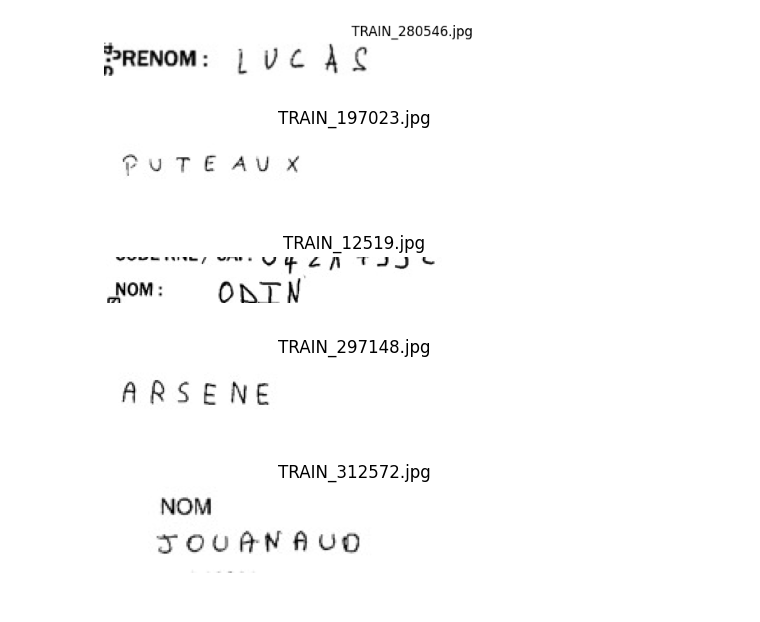
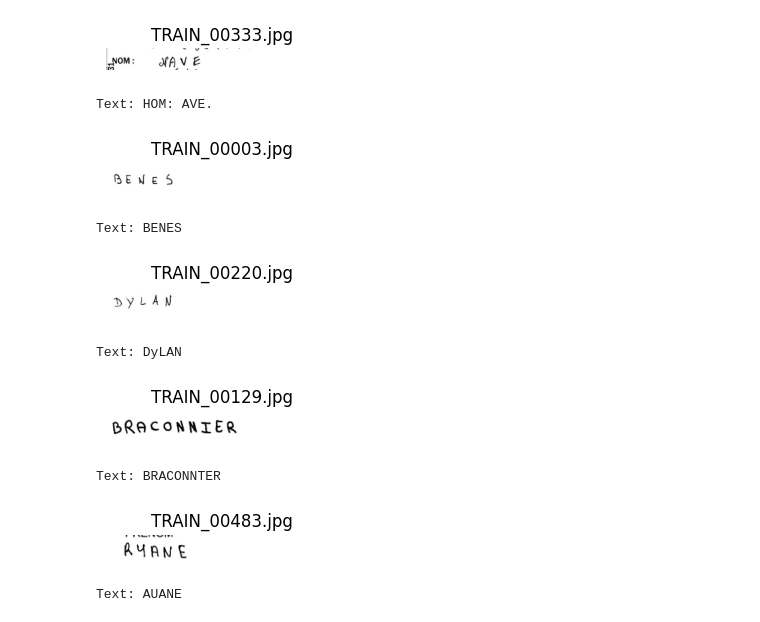
Before and after one commit to Minhoru123/Hand-Writing-Recognition-clean, a Jupyter notebook: src/handwriting_recognition.ipynb, the cells around one changed output. Drawn from its saved outputs; the diff is of its cells as text; code cells hidden in the pictures.

```diff
--- a/src/handwriting_recognition.ipynb
+++ b/src/handwriting_recognition.ipynb
@@ -1,35 +0,0 @@
-# %%
-import os
-import cv2
-import matplotlib.pyplot as plt
-import random
-import numpy as np
-import pandas as pd
-
-# Function to display random images
-def display_random_images(folder, num_samples=5):
-    image_files = [f for f in os.listdir(folder) if f.endswith('.jpg') or f.endswith('.png')]
-
-    if num_samples > len(image_files):
-        raise ValueError("Sample larger than population or is negative")
-
-    random_samples = random.sample(image_files, num_samples)
-
-    plt.figure(figsize=(10, 10))
-    for img_file in random_samples:
-        img_path = os.path.join(folder, img_file)
-        image = cv2.imread(img_path, cv2.IMREAD_GRAYSCALE)
-
-        plt.imshow(image, cmap='gray')
-        plt.title(img_file)
-        plt.axis('off')  # Hide axes
-        plt.show()
-
-# Example usage
-display_random_images('C:/Users/mijay/OneDrive/Desktop/AIProjects/Hand-Writing-Recognition-clean/Hand-Writing-Recognition-clean/data/processed/sample_train_v2', num_samples=5)
-# %% [output]
-[figure, removed]
-[figure, removed]
-[figure, removed]
-[figure, removed]
-[figure, removed]
@@ -36 +10,4 @@ display_random_images('C:/Users/mijay/OneDrive/Desktop/AIProjects/Hand-Writing-R
+# %%
+sample_folder= 'c:/Users/ADMIN/Desktop/Muzammil/Coding/06-Projects/Hand-Writing-Recognition/data/processed/train_v2/sample/'
+preprocessed_sample_folder = 'c:/Users/ADMIN/Desktop/Muzammil/Coding/06-Projects/Hand-Writing-Recognition/data/processed/preprocessed_images/sample'
 # %%
@@ -56,0 +56,30 @@ display_random_images(output_folder, num_samples=5)
+# %%
+def ocr_images(folder, image_files):
+    '''Function to analyze preprocessed images'''
+
+    for image_file in image_files:
+        plt.figure(figsize=(3, 3))
+        file_path = os.path.join(folder, image_file)
+        image = cv2.imread(file_path, cv2.IMREAD_GRAYSCALE)
+        text= pyt.image_to_string(image, config= myconfig())
+
+        plt.imshow(image, cmap='gray')
+        plt.title(f'{image_file}')
+        plt.axis('off')
+        plt.show()
+        print(f'Text: {text}\n')
+# %%
+selected_images= select_random_images(sample_folder)
+# display_images(sample_folder, selected_images)
+ocr_images(sample_folder, selected_images)
+# %% [output]
+[figure, added]
+Text: HOM: AVE.
+[figure, added]
+Text: BENES
+[figure, added]
+Text: DyLAN
+[figure, added]
+Text: BRACONNTER
+[figure, added]
+Text: AUANE
```
Also changed, not shown: parts of 2 cells of this notebook.
